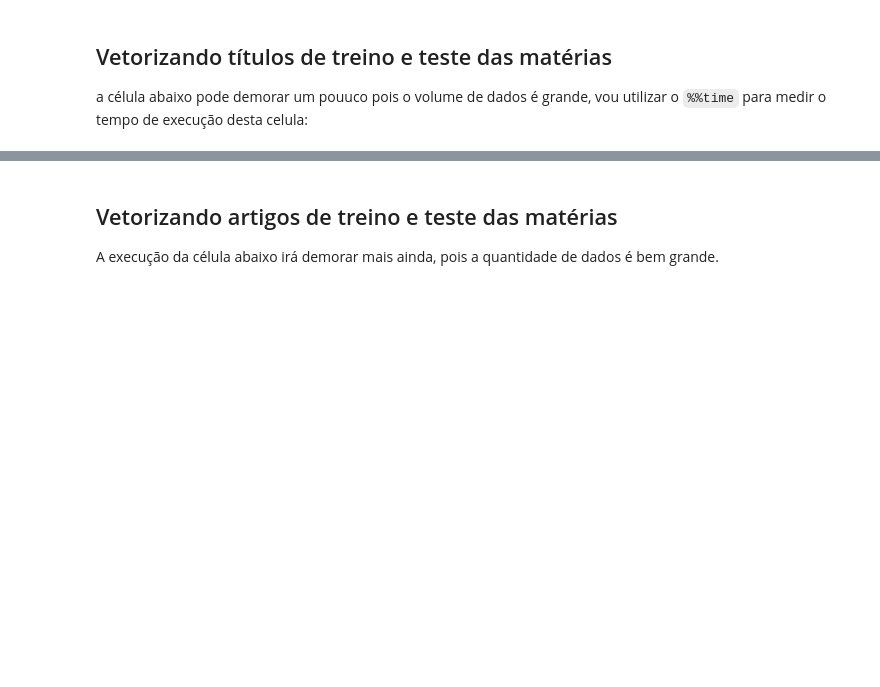
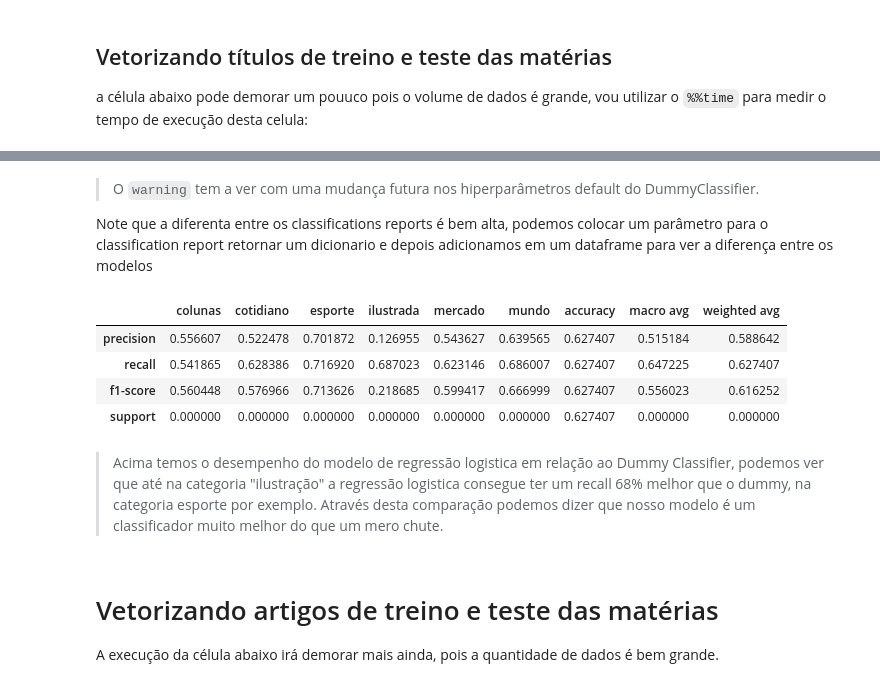
Before and after one commit to ConradBitt/pln, a Jupyter notebook: Word2Vec_Interpretação_da_linguagem_com_word_embedding_.ipynb, the cells around one changed output, grey strips where cells are left out. Drawn from its saved outputs; the diff is of its cells as text; code cells hidden in the pictures; blank space fills up the shorter version.

```diff
--- a/Word2Vec_Interpretação_da_linguagem_com_word_embedding_.ipynb
+++ b/Word2Vec_Interpretação_da_linguagem_com_word_embedding_.ipynb
@@ -813,0 +817,2 @@ Aqui vou usar uma regressão logística disponível no SKLearn. Mas dentro do su
+# %%
+logistic_regression = LogisticRegression(max_iter=200)
@@ -813,0 +823,3 @@ Aqui vou usar uma regressão logística disponível no SKLearn. Mas dentro do su
+# %%
+%%time
+logistic_regression.fit(treino_titulos, treino.category)
@@ -813,0 +875,3 @@ Aqui vou usar uma regressão logística disponível no SKLearn. Mas dentro do su
+# %%
+categorias_preditas = logistic_regression.predict(teste_titulos)
+categorias_preditas
@@ -813,0 +925,6 @@ Aqui vou usar uma regressão logística disponível no SKLearn. Mas dentro do su
+# %%
+# existem alguns hiperparâmetros que podem ser modificados.
+dummy_classifier = DummyClassifier()
+dummy_classifier.fit(treino_titulos, treino.category)
+categorias_preditas_dummy = dummy_classifier.predict(teste_titulos)
+print(classification_report(teste.category, categorias_preditas_dummy))
@@ -814,5 +944,28 @@ Aqui vou usar uma regressão logística disponível no SKLearn. Mas dentro do su
+# %% [markdown]
+> O ``warning`` tem a ver com uma mudança futura nos hiperparâmetros default do DummyClassifier.
+
+Note que a diferenta entre os classifications reports é bem alta, podemos colocar um parâmetro para o classification report retornar um dicionario e depois adicionamos em um dataframe para ver a diferença entre os modelos
+# %%
+metricas_logistic_regression = pd.DataFrame(classification_report(
+    teste.category, categorias_preditas, output_dict=True
+))
+
+metricas_dummy = pd.DataFrame(classification_report(
+    teste.category, categorias_preditas_dummy, output_dict=True
+))
+
+desempenho_logistic = metricas_logistic_regression - metricas_dummy
+desempenho_logistic
+# %% [output]
+|  | colunas | cotidiano | esporte | ilustrada | mercado | mundo | accuracy | macro avg | weighted avg |
+| precision | 0.556607 | 0.522478 | 0.701872 | 0.126955 | 0.543627 | 0.639565 | 0.627407 | 0.515184 | 0.588642 |
+| recall | 0.541865 | 0.628386 | 0.716920 | 0.687023 | 0.623146 | 0.686007 | 0.627407 | 0.647225 | 0.627407 |
+| f1-score | 0.560448 | 0.576966 | 0.713626 | 0.218685 | 0.599417 | 0.666999 | 0.627407 | 0.556023 | 0.616252 |
+| support | 0.000000 | 0.000000 | 0.000000 | 0.000000 | 0.000000 | 0.000000 | 0.627407 | 0.000000 | 0.000000 |
+# %% [markdown]
+> Acima temos o desempenho do modelo de regressão logistica em relação ao Dummy Classifier, podemos ver que até na categoria "ilustração" a regressão logistica consegue ter um recall 68% melhor que o dummy, na categoria esporte por exemplo. Através desta comparação podemos dizer que nosso modelo é um classificador muito melhor do que um mero chute.
 # %% [markdown]
-## Vetorizando artigos de treino e teste das matérias
+# Vetorizando artigos de treino e teste das matérias
 
 A execução da célula abaixo irá demorar mais ainda, pois a quantidade de dados é bem grande.
 # %%
```
Also changed, not shown: parts of 85 cells of this notebook.
